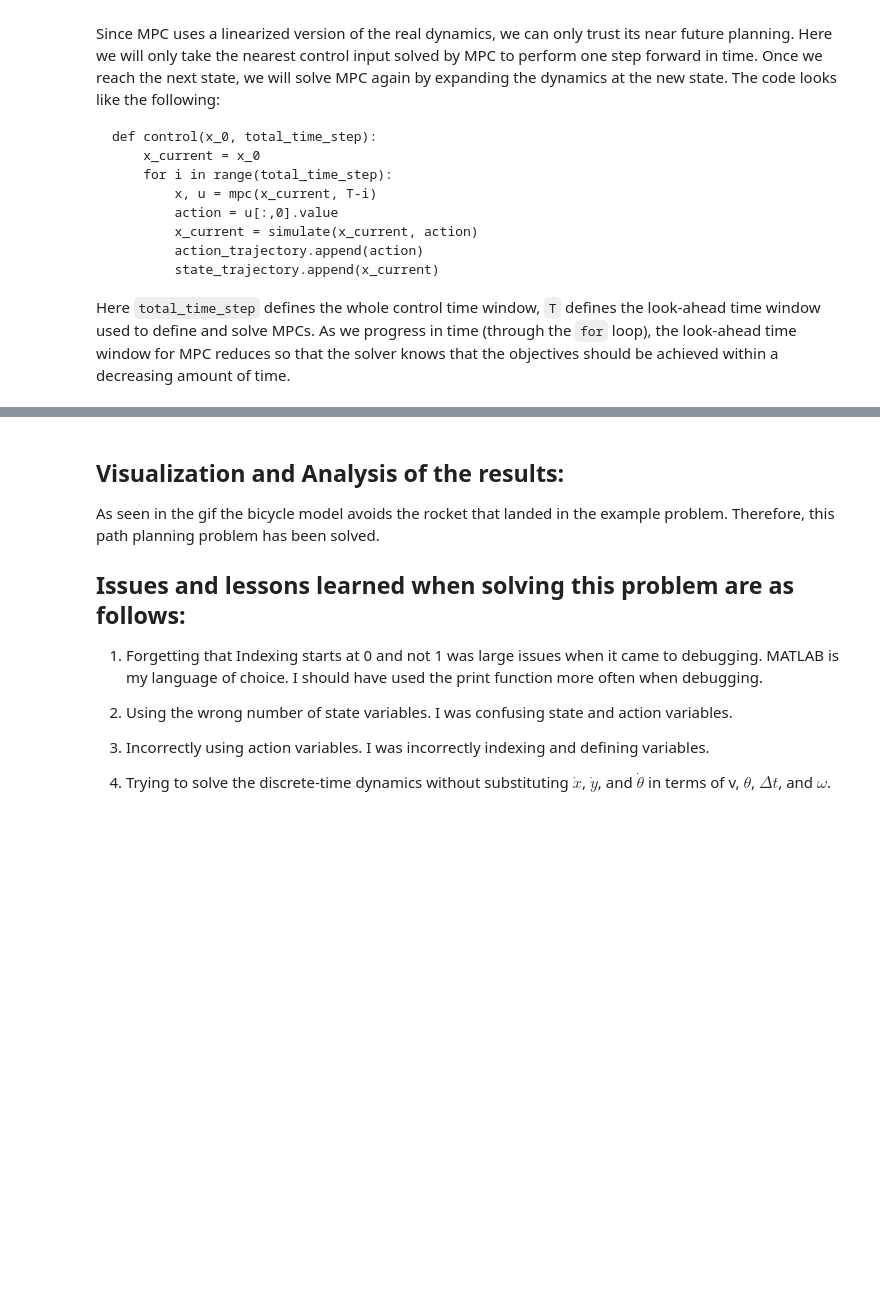
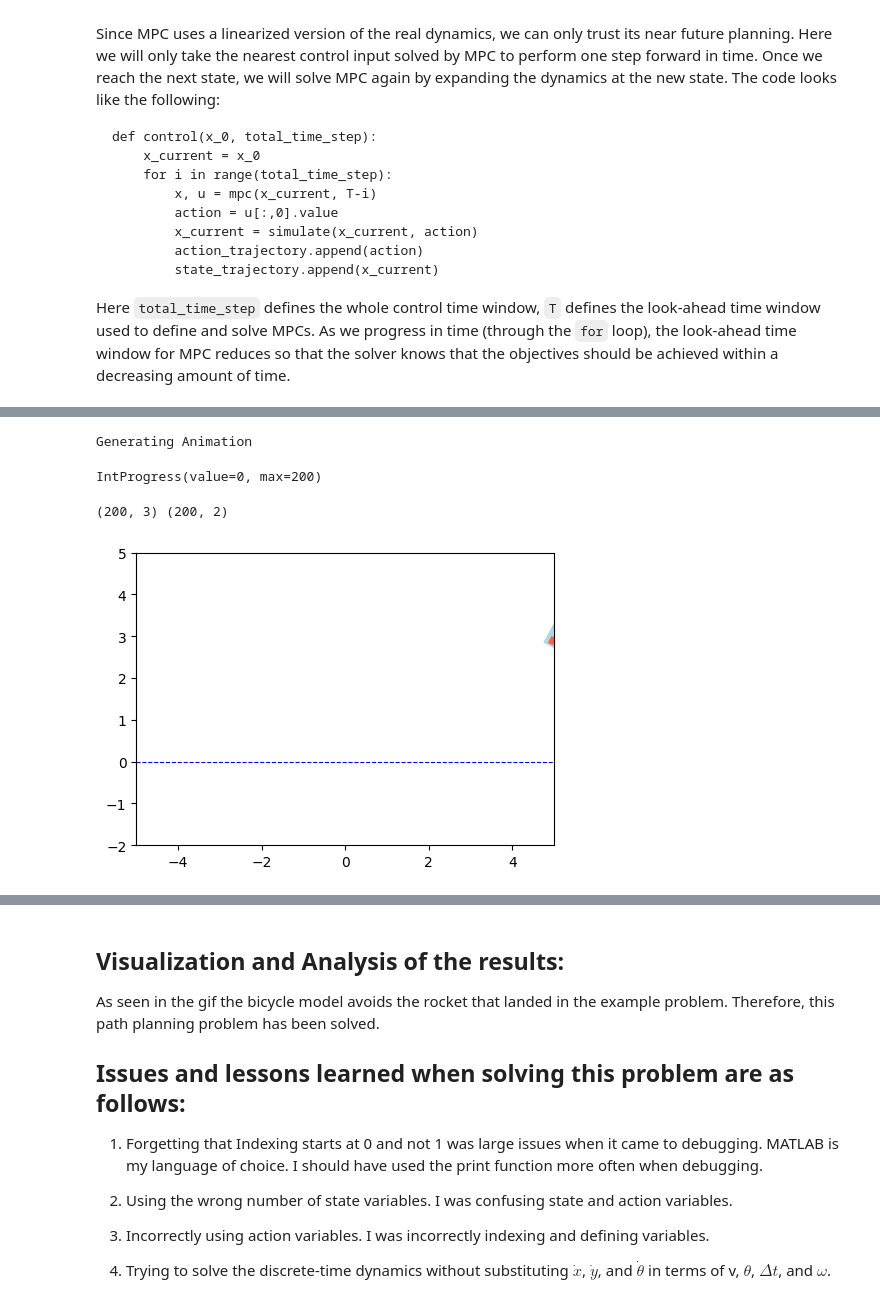
Before and after one commit to tnibi/MAE-598-DO, a Jupyter notebook: MAE_598_Project_2_Version.ipynb, the cells around one changed output, grey strips where cells are left out. Cells and saved outputs as stored; diff of their text form; code cells hidden in the pictures; blank space fills up the shorter version.

```diff
--- a/MAE_598_Project_2_Version.ipynb
+++ b/MAE_598_Project_2_Version.ipynb
@@ -130,6 +155,76 @@ Requirement already satisfied: threadpoolctl>=1.1 in /usr/local/lib/python3.10/d
 Requirement already satisfied: qdldl in /usr/local/lib/python3.10/dist-packages (from osqp>=0.6.2->cvxpy>=1.1.0a4->cvxpylayers==0.1.6) (0.1.7.post0)
 Installing collected packages: diffcp, cvxpylayers
 Successfully installed cvxpylayers-0.1.6 diffcp-1.0.23
+# %%
+def animation(state_trajectory, action_trajectory):
+        length = 0.10          # m
+        width = 0.02          # m
+
+        v_exhaust = 1
+        print("Generating Animation")
+        steps = min(len(state_trajectory), len(action_trajectory))
+        final_time_step = round(1/steps,2)
+        f = IntProgress(min = 0, max = steps)
+        display(f)
+
+        data = np.array(state_trajectory)
+        action_data = np.array(action_trajectory)
+        x_t = data
+        u_t = action_data
+        print(x_t.shape, u_t.shape)
+
+        fig = plt.figure(figsize = (5,8), constrained_layout=False)
+        ax1 = fig.add_subplot(111)
+        plt.axhline(y=0., color='b', linestyle='--', lw=0.8)
+
+        ln1, = ax1.plot([], [], linewidth = 10, color = 'lightblue') # rocket body
+        ln6, = ax1.plot([], [], '--', linewidth = 2, color = 'orange') # trajectory line
+        ln2, = ax1.plot([], [], linewidth = 4, color = 'tomato') # thrust line
+
+        plt.tight_layout()
+
+        ax1.set_xlim(-5, 5)
+        ax1.set_ylim(-2, 5)
+        ax1.set_aspect(1)  # aspect of the axis scaling, i.e. the ratio of y-unit to x-unit
+
+        def update(i):
+            rocket_theta = x_t[i, 2]
+
+            rocket_x = x_t[i, 0]
+            # length/1 is just to make rocket bigger in animation
+            rocket_x_points = [rocket_x + length/1 * np.sin(rocket_theta), rocket_x - length/1 * np.sin(rocket_theta)]
+
+            rocket_y = x_t[i, 1]
+            rocket_y_points = [rocket_y + length/1 * np.cos(rocket_theta), rocket_y - length/1 * np.cos(rocket_theta)]
+
+            ln1.set_data(rocket_x_points, rocket_y_points)
+
+            thrust_mag = u_t[i, 0]
+            thrust_angle = -u_t[i, 1]
+
+            flame_length = (thrust_mag) * (0.4/v_exhaust)
+            # flame_x_points = [rocket_x_points[1], rocket_x_points[1] + flame_length * np.sin(thrust_angle - rocket_theta)]
+            # flame_y_points = [rocket_y_points[1], rocket_y_points[1] - flame_length * np.cos(thrust_angle - rocket_theta)]
+            flame_x_points = [rocket_x_points[1], rocket_x_points[1] - flame_length * np.sin(rocket_theta)]
+            flame_y_points = [rocket_y_points[1], rocket_y_points[1] - flame_length * np.cos(rocket_theta)]
+
+            ln2.set_data(flame_x_points, flame_y_points)
+            ln6.set_data(x_t[:i, 0], x_t[:i, 1])
+            f.value += 1
+
+        playback_speed = 5000 # the higher the slower
+        anim = FuncAnimation(fig, update, np.arange(0, steps-1, 1), interval= final_time_step * playback_speed)
+
+        # Save as GIF
+        writer = PillowWriter(fps=20)
+        anim.save("rocket_landing_mpc.gif", writer=writer)
+
+animation(state_trajectory, action_trajectory)
+# %% [output]
+Generating Animation
+IntProgress(value=0, max=200)
+(200, 3) (200, 2)
+[figure, added]
 # %%
 import cvxpy as cp
 import torch
```
Also changed, not shown: parts of 4 cells of this notebook.
